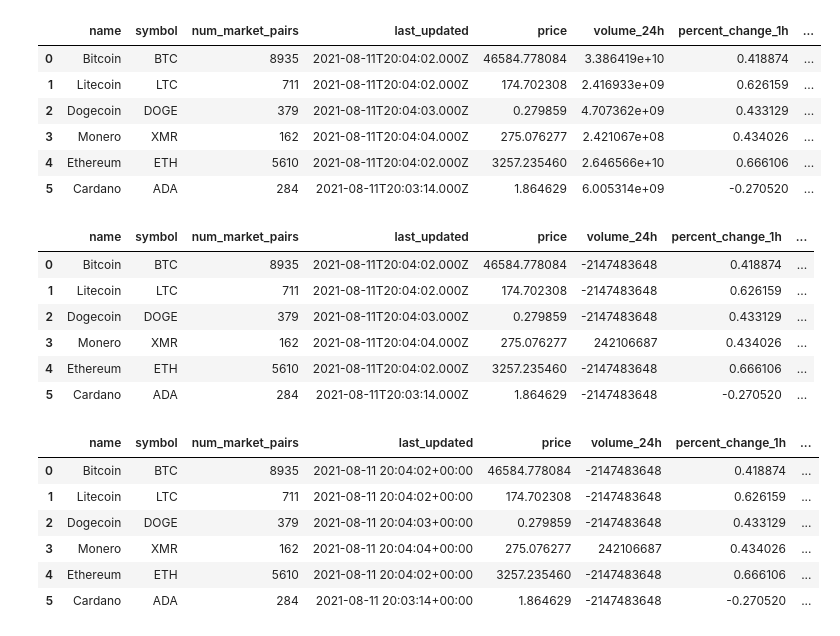
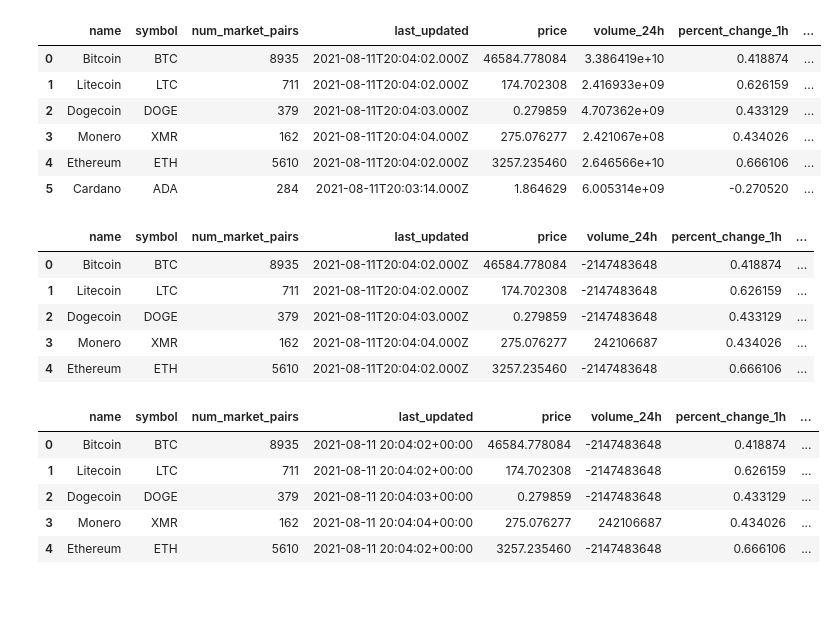
Before and after one commit to jasonjgarcia24/global-crypto-behavior-1, a Jupyter notebook: Global-Crypto-behavior.ipynb, the cells around one changed output. Cells and saved outputs as stored; diff of their text form; code cells hidden in the pictures; blank space fills up the shorter version.

```diff
--- a/Global-Crypto-behavior.ipynb
+++ b/Global-Crypto-behavior.ipynb
@@ -163,19 +113,18 @@ df_combined["market_cap"] = df_combined["market_cap"].fillna(0).astype(int)
 # %%
 df_combined["fully_diluted_market_cap"] = df_combined["fully_diluted_market_cap"].fillna(0).astype(int)
 # %%
-df_combined
+df_combined.head()
 # %% [output]
 |  | name | symbol | num_market_pairs | last_updated | price | volume_24h | percent_change_1h | ... |
 | 0 | Bitcoin | BTC | 8935 | 2021-08-11T20:04:02.000Z | 46584.778084 | -2147483648 | 0.418874 | ... |
 | 1 | Litecoin | LTC | 711 | 2021-08-11T20:04:02.000Z | 174.702308 | -2147483648 | 0.626159 | ... |
 | 2 | Dogecoin | DOGE | 379 | 2021-08-11T20:04:03.000Z | 0.279859 | -2147483648 | 0.433129 | ... |
 | 3 | Monero | XMR | 162 | 2021-08-11T20:04:04.000Z | 275.076277 | 242106687 | 0.434026 | ... |
 | 4 | Ethereum | ETH | 5610 | 2021-08-11T20:04:02.000Z | 3257.235460 | -2147483648 | 0.666106 | ... |
-| 5 | Cardano | ADA | 284 | 2021-08-11T20:03:14.000Z | 1.864629 | -2147483648 | -0.270520 | ... |
 # %%
 df_combined["last_updated"]= pd.to_datetime( df_combined["last_updated"],infer_datetime_format=True)
 # %%
-df_combined
+df_combined.head()
 # %% [output]
 |  | name | symbol | num_market_pairs | last_updated | price | volume_24h | percent_change_1h | ... |
 | 0 | Bitcoin | BTC | 8935 | 2021-08-11 20:04:02+00:00 | 46584.778084 | -2147483648 | 0.418874 | ... |
@@ -183,4 +132,3 @@ df_combined
 | 2 | Dogecoin | DOGE | 379 | 2021-08-11 20:04:03+00:00 | 0.279859 | -2147483648 | 0.433129 | ... |
 | 3 | Monero | XMR | 162 | 2021-08-11 20:04:04+00:00 | 275.076277 | 242106687 | 0.434026 | ... |
 | 4 | Ethereum | ETH | 5610 | 2021-08-11 20:04:02+00:00 | 3257.235460 | -2147483648 | 0.666106 | ... |
-| 5 | Cardano | ADA | 284 | 2021-08-11 20:03:14+00:00 | 1.864629 | -2147483648 | -0.270520 | ... |
```
Also changed, not shown: parts of 4 cells of this notebook, 3 other files.
